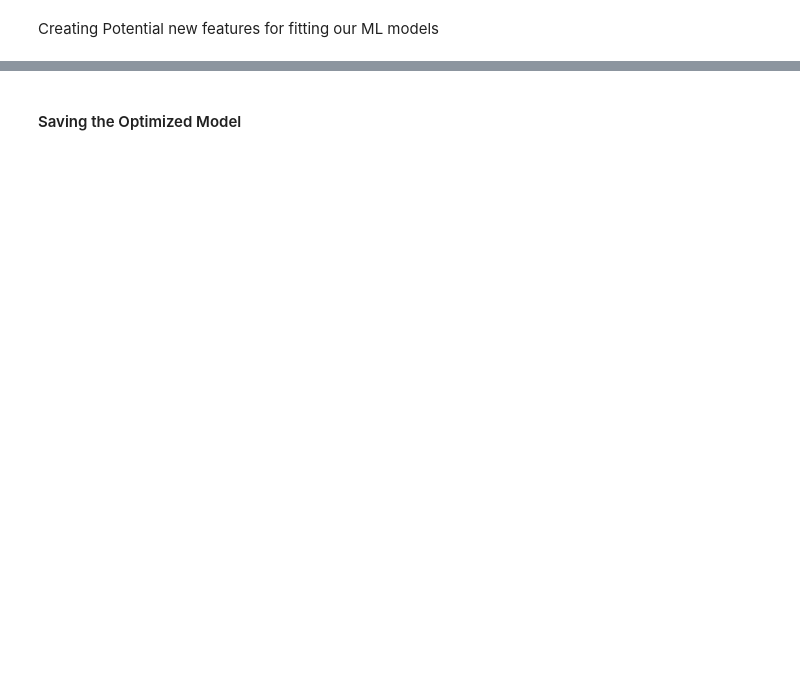
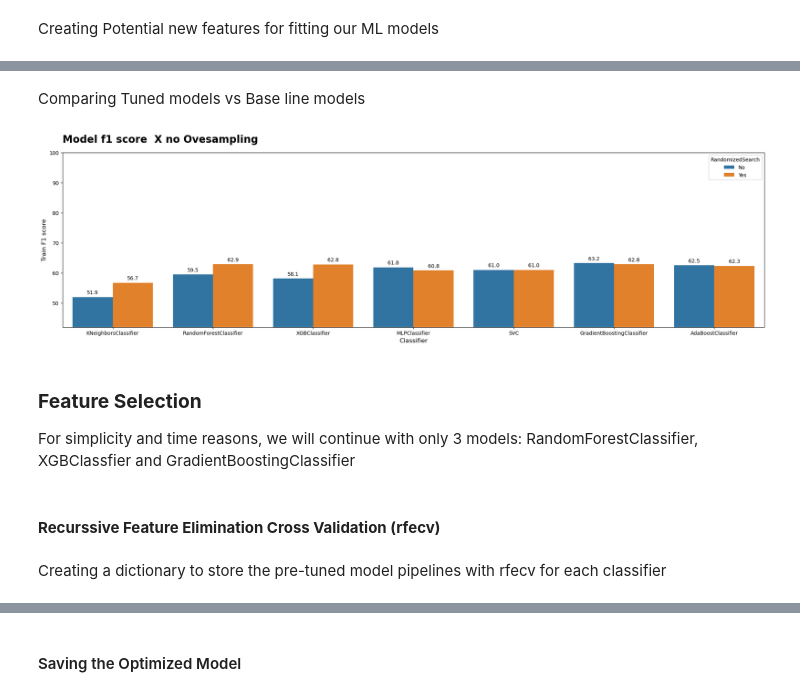
Before and after one commit to Lacerdash/ML-for-Churn-predicting, a Jupyter notebook: ModelCreation_Selection_Optimization.ipynb, the cells around one changed output, grey strips where cells are left out. Drawn from its saved outputs; the diff is of its cells as text; code cells hidden in the pictures; blank space fills up the shorter version.

```diff
--- a/ModelCreation_Selection_Optimization.ipynb
+++ b/ModelCreation_Selection_Optimization.ipynb
@@ -562,0 +442,4 @@ plt.show()
+# %%
+# Fit model
+dt_clf = gridsearch.fit(X_train, y_train)
+dt_clf.best_estimator_
@@ -562,0 +614,16 @@ plt.show()
+# %%
+empty_list = []
+for pipeline, param_grid in pipe_grid_dict.items():
+    print('Optimizing {}'.format(pipeline['classifier'].__class__.__name__))
+    best_params, model_name, train_score, test_score, accuracy, precision, recall, f1, roc_auc = optimize_hyperparameters_fit_predict(pipeline, param_grid,X, y, n_iter=60)
+
+    empty_list.append({'best_params': [best_params],
+                'Model_name': model_name,
+                'Train_score': train_score,
+                'Test_score': test_score,
+                'Accuracy': accuracy,
+                'Precision': precision,
+                'Recall': recall,
+                'F1': f1,
+                'ROC auc': roc_auc,
+                'RandomizedSearch': 'Yes'})
@@ -562,0 +638,3 @@ plt.show()
+# %%
+tuned_model = pd.DataFrame(empty_list)
+tuned_model
@@ -562,0 +650,30 @@ plt.show()
+# %% [markdown]
+Comparing Tuned models vs Base line models
+# %%
+base_line_classifier_df['RandomizedSearch'] = 'No'
+comparison = pd.concat([tuned_model, base_line_classifier_df[base_line_classifier_df['Model_name'].isin(['KNeighborsClassifier', 'RandomForestClassifier', 'XGBClassifier', 'MLPClassifier', 'SVC', 'GradientBoostingClassifier', 'AdaBoostClassifier'])]])
+comparison['F1'] = comparison['F1']*100
+
+ymin = comparison['F1'].min()
+
+plt.figure(figsize=(20,6))
+ax = sns.barplot(x='Model_name', y='F1', data=comparison, hue='RandomizedSearch', hue_order=['No', 'Yes'])
+plt.title('Model f1 score  X no Ovesampling', size=20, fontweight='bold', pad=20, loc='left')
+plt.ylabel('Train F1 score', size=12)
+plt.xlabel('Classifier', size=12)
+plt.ylim(ymin-10, 100)
+
+for p in ax.patches:
+    ax.annotate(format(p.get_height(), '.1f'),
+                      (p.get_x() + p.get_width() / 2., p.get_height()),
+                      ha = 'center', va = 'center',
+                      xytext = (0, 9),
+                      textcoords = 'offset points')
+plt.tight_layout()
+plt.show()
+# %% [output]
+[figure, added]
+# %% [markdown]
+### **Feature Selection**
+
+For simplicity and time reasons, we will continue with only 3 models: RandomForestClassifier, XGBClassfier and GradientBoostingClassifier
@@ -562,0 +723,4 @@ plt.show()
+# %% [markdown]
+#### **Recurssive Feature Elimination Cross Validation (rfecv)**
+# %% [markdown]
+Creating a dictionary to store the pre-tuned model pipelines with rfecv for each classifier
```
Also changed, not shown: parts of 126 cells of this notebook.
